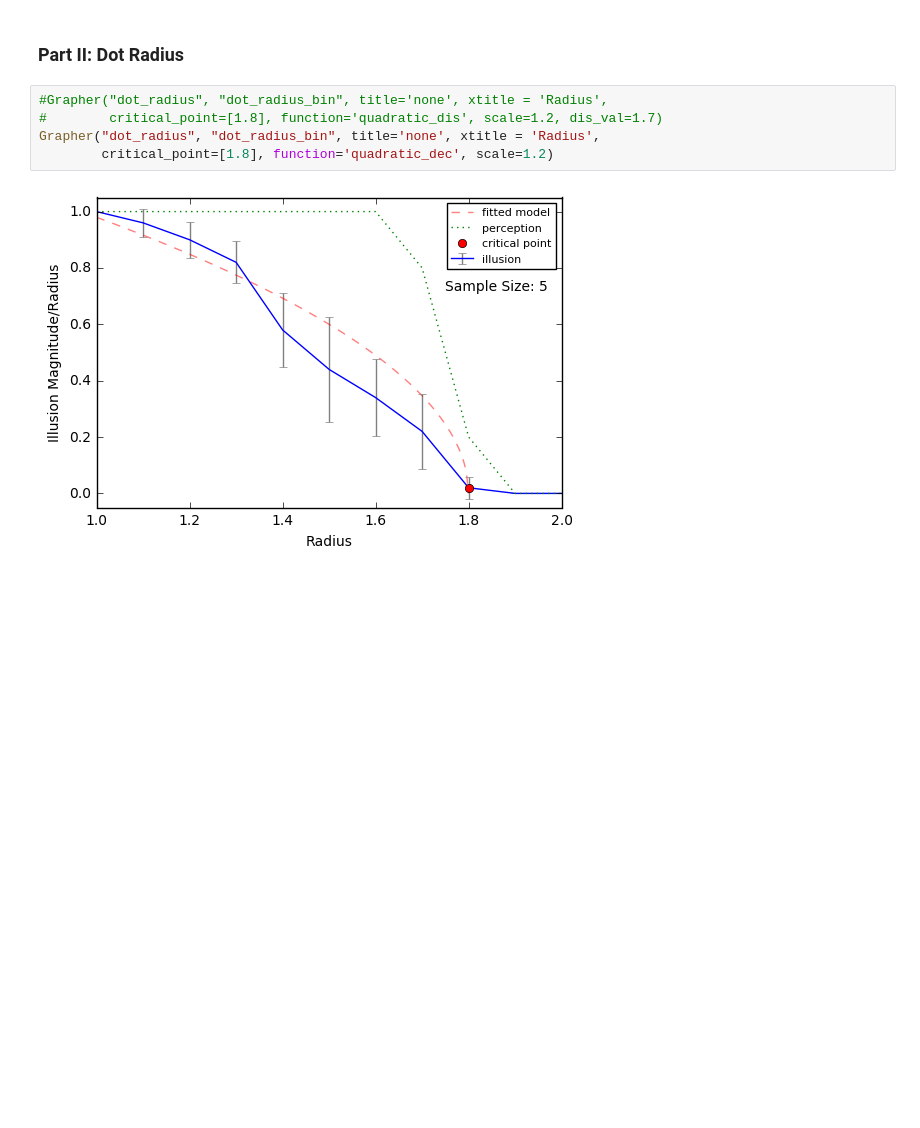
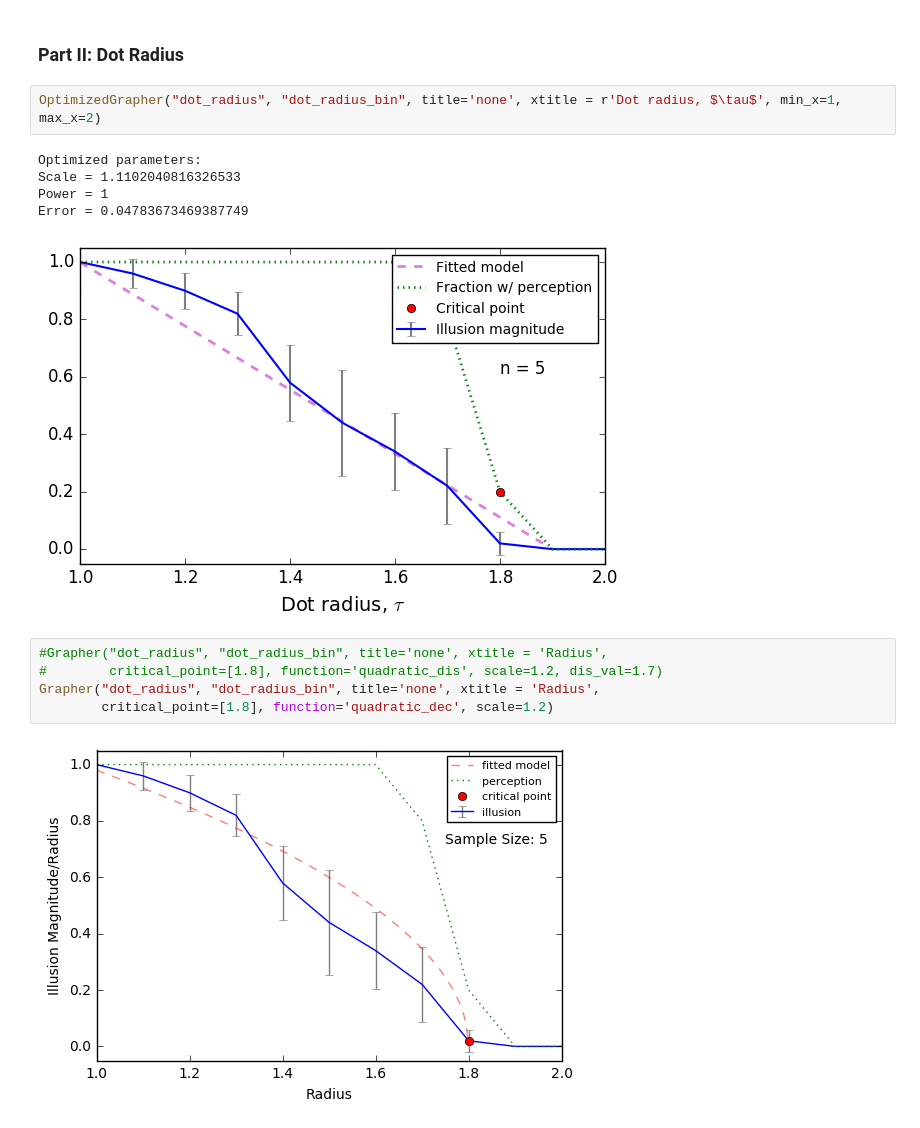
Before and after one commit to sunericd/Contrast-dynamics-of-Scintillating-and-Hermann-Grid-illusions, a Jupyter notebook: mainFigures.ipynb, the cells around one changed output. Cells and saved outputs as stored; diff of their text form; blank space fills up the shorter version.

```diff
--- a/mainFigures.ipynb
+++ b/mainFigures.ipynb
@@ -198,5 +295,13 @@ Grapher("dot_blackness", "dot_blackness_bin", title='none', xtitle = 'Blackness'
 # %% [markdown]
 ### Part II: Dot Radius
+# %%
+OptimizedGrapher("dot_radius", "dot_radius_bin", title='none', xtitle = r'Dot radius, $\tau$', min_x=1, max_x=2)
+# %% [output]
+Optimized parameters:
+Scale = 1.1102040816326533
+Power = 1
+Error = 0.04783673469387749
+[figure, added]
 # %%
 #Grapher("dot_radius", "dot_radius_bin", title='none', xtitle = 'Radius',
 #        critical_point=[1.8], function='quadratic_dis', scale=1.2, dis_val=1.7)
```
Also changed, not shown: parts of 11 cells of this notebook, 1 other file.
